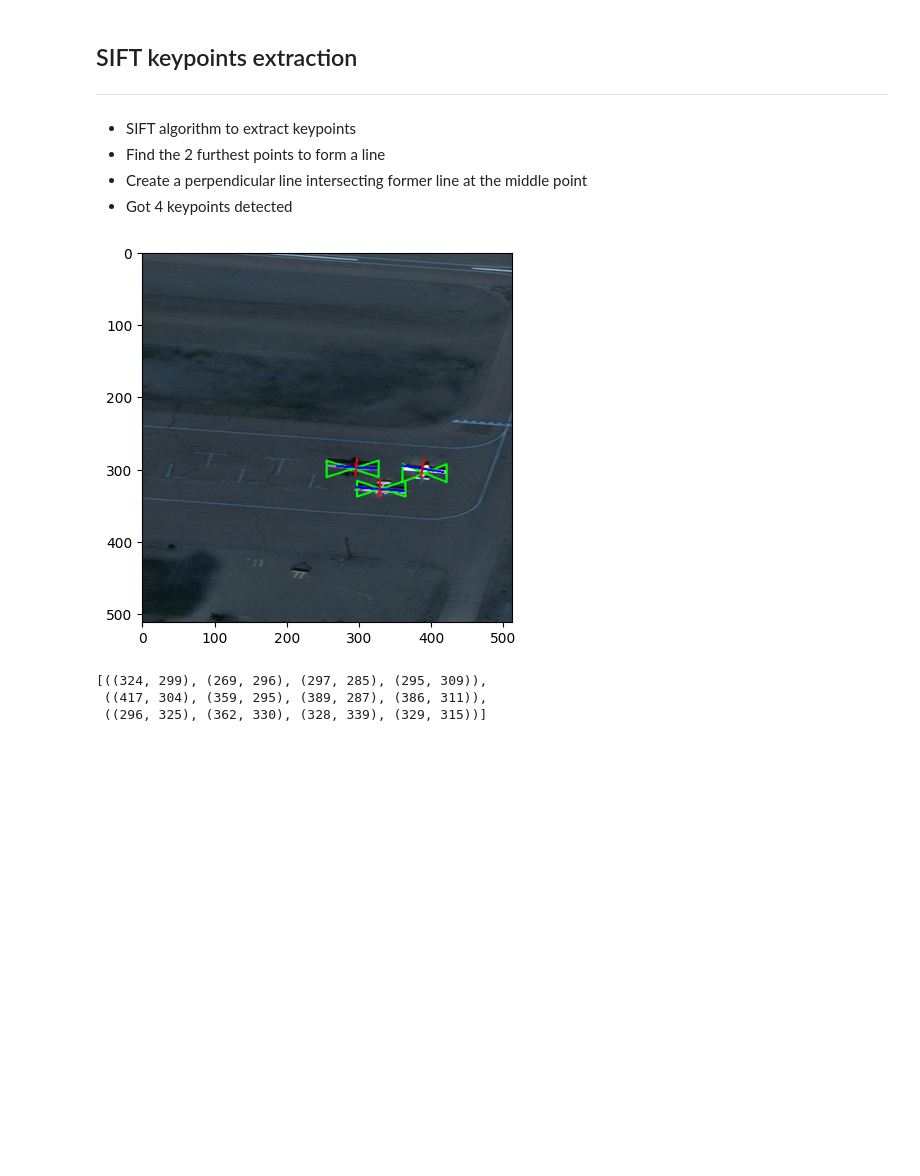
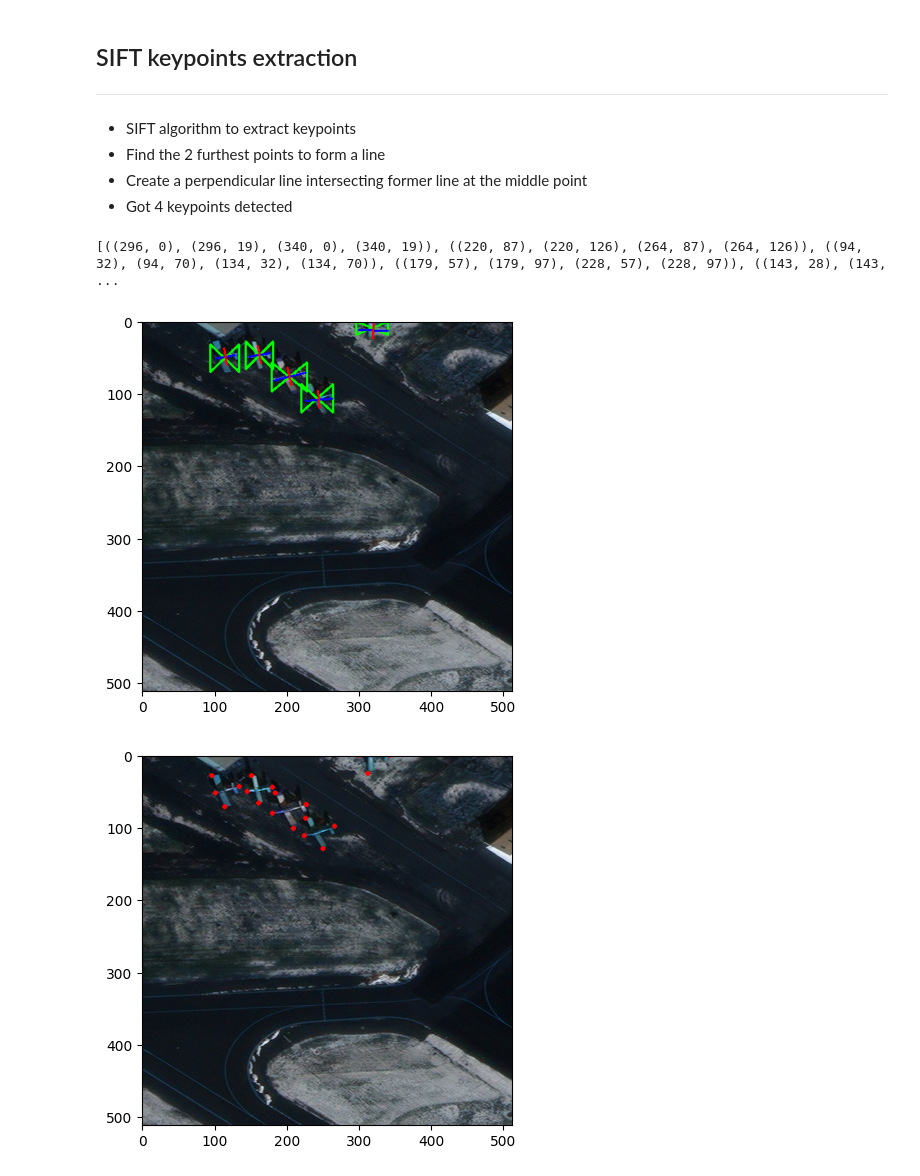
Before and after one commit to dieunhat/CV-Aircraft-Keypoint-Detection, a Jupyter notebook: phase2.ipynb, the cells around one changed output. Cells and saved outputs as stored; diff of their text form; code cells hidden in the pictures; blank space fills up the shorter version.

```diff
--- a/phase2.ipynb
+++ b/phase2.ipynb
@@ -153,6 +105,8 @@ img_dir = '/kaggle/input/rareplane-dataset/test/PS-RGB_tiled'
 # %%
 def read_roi(filename):
     filename = os.path.join(roi_dir, f"{filename}.txt")
+    if not os.path.exists(filename):
+        return
     with open(filename, 'r') as file:
         lines = file.readlines()
 
@@ -259,7 +207,7 @@ def select_furthest_keypoints(image, bounding_boxes, num_keypoints=2):
 
     return all_keypoints
 
-def image_with_keypoints(image_name, bounding_boxes):
+def image_with_keypoints_match(image_name, bounding_boxes):
     image_path = os.path.join(img_dir, f"{image_name}.png")
     image = cv2.imread(image_path)
 
@@ -269,6 +217,8 @@ def image_with_keypoints(image_name, bounding_boxes):
         pts = np.array(bounding_box, np.int32)
         pts = pts.reshape((-1, 1, 2))
         image = cv2.polylines(image, [pts], True, (0, 255, 0), 2)
+
+    print(bounding_boxes)
 
     points = []
     for i in range(0, len(furthest_keypoints), 2):
@@ -280,6 +230,8 @@ def image_with_keypoints(image_name, bounding_boxes):
         image = cv2.line(image, (x1, y1), (x2, y2), (0, 0, 255), 2)
 
         length_factor = 12
+
+#         length_factor = (width * height) / (max_width * max_height)
         cX, cY, dX, dY = getPerpCoord(x1, y1, x2, y2, length_factor)
 
         image = cv2.line(image, (cX, cY), (dX, dY), (255, 0, 0), 2)
@@ -292,10 +244,27 @@ def image_with_keypoints(image_name, bounding_boxes):
 
     return points
 
-poly_points = image_with_keypoints('105_104001003108D900_tile_51', read_roi('105_104001003108D900_tile_51'))
+
+poly_points = image_with_keypoints_match('105_104001003108D900_tile_51', read_roi('105_104001003108D900_tile_51'))
 poly_points
-# %% [output]
-[figure, removed]
-[((324, 299), (269, 296), (297, 285), (295, 309)),
- ((417, 304), (359, 295), (389, 287), (386, 311)),
- ((296, 325), (362, 330), (328, 339), (329, 315))]
+# %%
+def image_with_keypoints(image_name, bounding_boxes):
+    image_path = os.path.join(img_dir, f"{image_name}.png")
+    image = cv2.imread(image_path)
+
+    for bounding_box in bounding_boxes:
+        for point in bounding_box:
+#             print(point)
+            image = cv2.circle(image, (point[0],point[1]), radius=2, color=(255, 0, 0), thickness=2)
+
+    plt.imshow(image)
+    plt.show()
+# %%
+img_name = test_annotations_df['file_name'].sample(1).iloc[0]
+img_bbox = test_annotations_df[test_annotations_df['file_name'] == img_name]['coordinates']
+image_with_keypoints_match(img_name, read_roi(img_name))
+image_with_keypoints(img_name, img_bbox)
+# %% [output]
+[((296, 0), (296, 19), (340, 0), (340, 19)), ((220, 87), (220, 126), (264, 87), (264, 126)), ((94, 32), (94, 70), (134, 32), (134, 70)), ((179, 57), (179, 97), (228, 57), (228, 97)), ((143, 28), (143, ...
+[figure, added]
+[figure, added]
```
Also changed, not shown: parts of 14 cells of this notebook.
